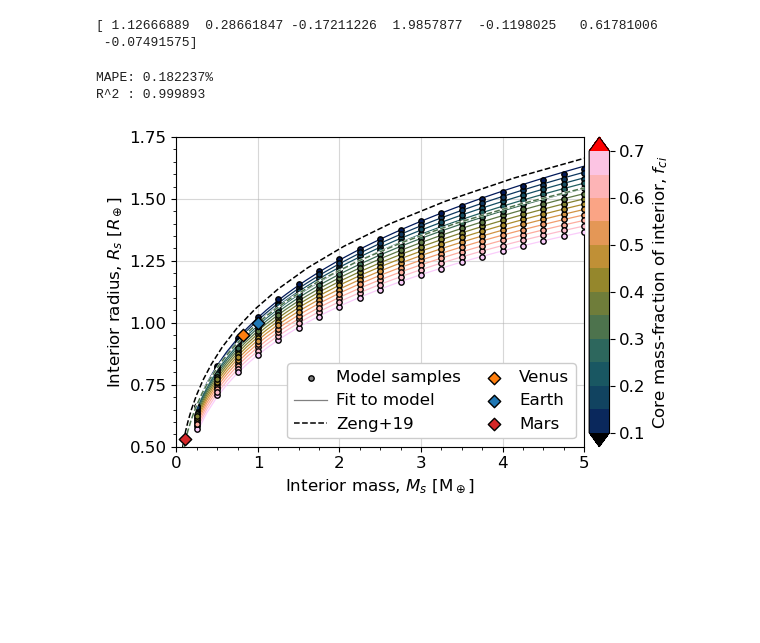
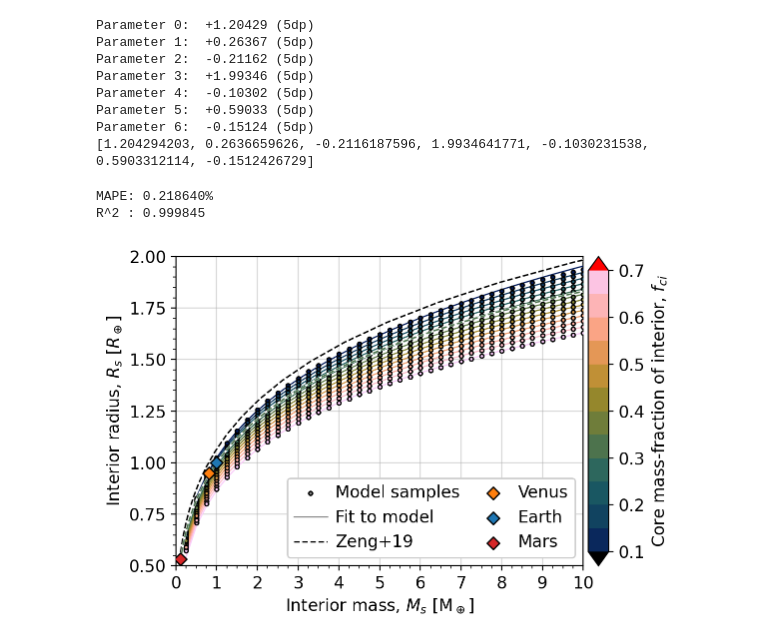
Before and after one commit to FormingWorlds/Zalmoxis, a Jupyter notebook: src/tools/paper_plot.ipynb, the cells around one changed output. Drawn from its saved outputs; the diff is of its cells as text; code cells hidden in the pictures; blank space fills up the shorter version.

Commit message:
Paper plot

```diff
--- a/src/tools/paper_plot.ipynb
+++ b/src/tools/paper_plot.ipynb
@@ -71,10 +74,19 @@ def fit(mc, m0,m1, c0,c1, e0,e1, o1):
     return m0*m**m1 + c0*c**c1 + e0*(m*c)**e1  + o1
 
 popt, pcov = curve_fit(fit, (pointsT[0], pointsT[1]), pointsT[2])
-print(popt)
+for i,p in enumerate(popt):
+    print(f"Parameter {i:d}:  {p:+.5f} (5dp)")
+
+print([float(round(p,10)) for p in popt])
 # %% [output]
-[ 1.12666889  0.28661847 -0.17211226  1.9857877  -0.1198025   0.61781006
- -0.07491575]
+Parameter 0:  +1.20429 (5dp)
+Parameter 1:  +0.26367 (5dp)
+Parameter 2:  -0.21162 (5dp)
+Parameter 3:  +1.99346 (5dp)
+Parameter 4:  -0.10302 (5dp)
+Parameter 5:  +0.59033 (5dp)
+Parameter 6:  -0.15124 (5dp)
+[1.204294203, 0.2636659626, -0.2116187596, 1.9934641771, -0.1030231538, 0.5903312114, -0.1512426729]
 # %%
 y_dat = []
 y_fit = []
@@ -103,8 +115,8 @@ ss_tot = np.sum((y_dat - np.mean(y_dat)) ** 2)
 R2 = 1 - (ss_res / ss_tot)
 print(f"R^2 : {R2:2.6f}")
 # %% [output]
-MAPE: 0.182237%
-R^2 : 0.999893
+MAPE: 0.218640%
+R^2 : 0.999845
 # %%
 
 cmin = 0.1
@@ -121,7 +133,7 @@ sm = cm.ScalarMappable(norm=norm, cmap=cmap)
 fig,ax = plt.subplots(figsize=(6,4))
 
 # Model samples
-s = 15
+s = 8
 ax.scatter([],[], s=s, color='grey', label="Model samples", edgecolors='k')
 for p in points:
     x = p[0]
@@ -153,33 +165,33 @@ planets = {
     "Mars":    [3389.5, 0.64169, 'tab:red']
 }
 for p,v in planets.items():
     ax.scatter(v[1]*1e24/M_earth, v[0]*1e3/R_earth, label=p, zorder=900, s=40, marker='D', edgecolors='k', color=v[2])
 
 ax.set_xlabel(r'Interior mass, $M_s$ [M$_\oplus$]')
-ax.set_xlim(left=0, right=5)
+ax.set_xlim(left=0, right=10)
 ax.xaxis.set_major_locator(mpl.ticker.MultipleLocator(1.0))
 ax.xaxis.set_minor_locator(mpl.ticker.MultipleLocator(0.25))
 
 ax.set_ylabel(r'Interior radius, $R_s$ [$R_\oplus$]')
-ax.set_ylim(bottom=0.50, top=1.75)
+ax.set_ylim(bottom=0.50, top=2.0)
 ax.yaxis.set_major_locator(mpl.ticker.MultipleLocator(0.25))
 ax.yaxis.set_minor_locator(mpl.ticker.MultipleLocator(0.05))
 
 ax.legend(framealpha=1, loc='lower right', ncol=2,
           handletextpad=0.5, columnspacing=1.0)
 
 ax.grid(zorder=-10, alpha=0.5)
 
 cax =  make_axes_locatable(ax).append_axes("right", size="5%",pad=0.05)
 bnd = np.arange(cmin,cmax+0.05,0.05)
 tck = np.arange(cmin,cmax+0.1,0.1)
 cb = fig.colorbar(sm, cax=cax, label=r"Core mass-fraction of interior, $f_{ci}$",
                   boundaries=bnd, ticks=tck,
                   extend='both')
 cb.ax.set_ylim(bottom=cmin, top=cmax)
 
 fig.tight_layout()
 plt.show()
 fig.savefig(output_dir+"interior.pdf", bbox_inches='tight')
 # %% [output]
-[figure, old version]
+[figure, new version]
```
Also changed, not shown: parts of 2 cells of this notebook, 2 other files.
